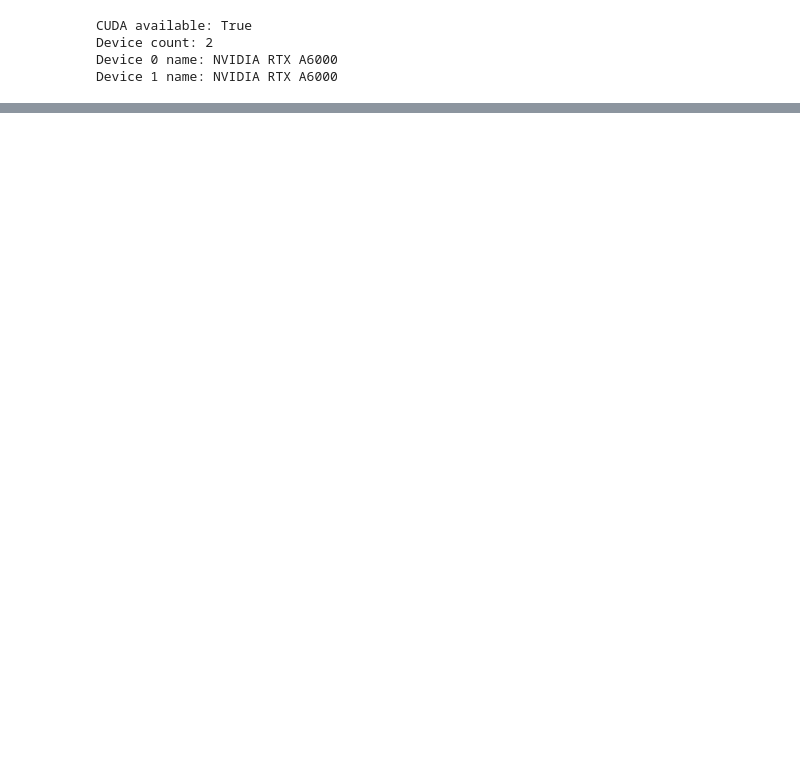
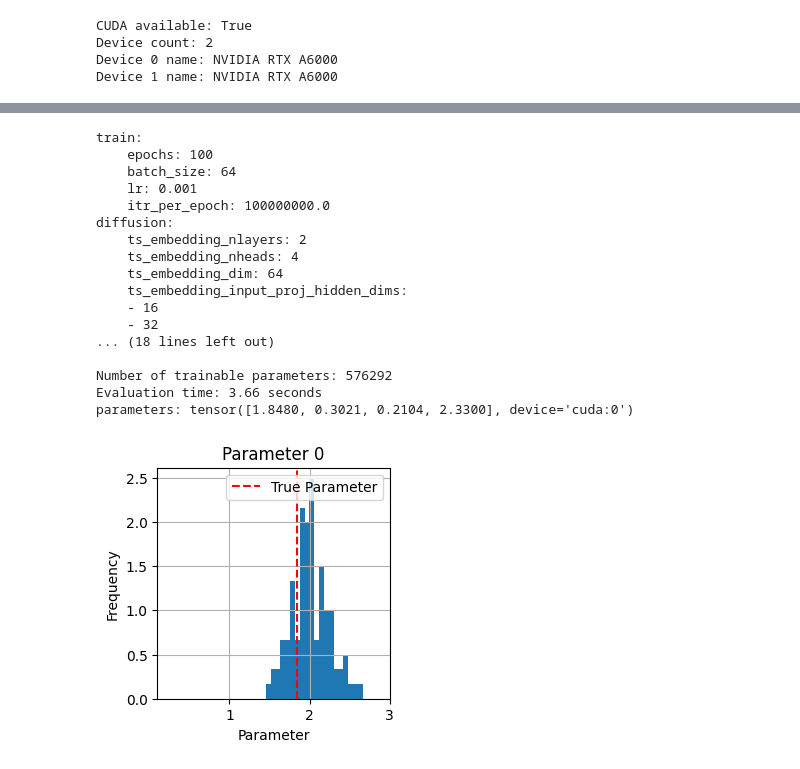
Before and after one commit to Arya-Honarpisheh/DiffSysId, a Jupyter notebook: check.ipynb, the cells around one changed output, grey strips where cells are left out. Saved outputs shown, nothing was run; the diff lists cells and outputs as text; code cells hidden in the pictures; blank space fills up the shorter version.

```diff
--- a/check.ipynb
+++ b/check.ipynb
@@ -76,0 +97,80 @@ tensor(1.0533, device='cuda:0', grad_fn=<DivBackward0>)
+# %%
+# check a model
+modelfolder = "LotkaVolterra_fold0_20250627_203624"
+datafolder = "LotkaVolterra_S_10000_T_20.0_dt_0.001_seq_len_60_seed_0"
+device = "cuda:0"
+nsample = 100
+dataset = "./data/" + datafolder + "/dataset.pt"
+config_data = "./data/" + datafolder + "/config.yaml"
+with open(config_data, "r") as f:
+    config_data = yaml.safe_load(f)
+dataset = torch.load(dataset, weights_only=False)
+dataset = NormalizedDataset(dataset)
+train_loader , valid_loader, test_loader = get_dataloader(dataset, seed=0, nfold=0, batch_size=32)
+# Get a sample from the train dataset
+batch = next(iter(train_loader))  # Preload the first batch to ensure the dataset is ready
+sample = {k: v[0] for k, v in batch.items()}
+
+mean = dataset.parameters_mean.to(device)
+std = dataset.parameters_std.to(device)
+
+path = "./save/" + modelfolder + "/config.yaml"
+with open(path, "r") as f:
+    config = yaml.safe_load(f)
+print(yaml.dump(config, indent=4, sort_keys=False))
+
+model = DiffSysId(config, device).to(device)
+model.load_state_dict(torch.load("./save/" + modelfolder + "/model.pth"))
+
+num_params = sum(p.numel() for p in model.parameters() if p.requires_grad)
+print(f"Number of trainable parameters: {num_params}")
+
+# Do the identification
+model.eval()
+batch = next(iter(test_loader))
+# Evaluate the model
+start_time=time.time()
+identified_parameters, _, _ = model.evaluate(batch, n_samples=nsample) # (B, nsample, param_dim)
+print(f"Evaluation time: {time.time() - start_time:.2f} seconds")
+# denormalize the parameters
+identified_parameters = identified_parameters * std + mean
+parameters = batch["parameters"].to(device)
+parameters = parameters * std + mean
+# get a smaple in the batch
+identified_parameters = identified_parameters[12] # (nsample, param_dim)
+parameters = parameters[12] # (param_dim)
+
+print(f"parameters: {parameters}")
+
+# plot the histogram
+for i in range(parameters.shape[0]):
+    plt.figure(figsize=(3,3))
+    plt.axvline(parameters[i].item(), color='red', linestyle='--', label='True Parameter')
+    # normalizae the histogram
+    plt.hist(identified_parameters[:, i].cpu().numpy(), bins=20, density=True)
+    plt.xlabel("Parameter")
+    plt.ylabel("Frequency")
+    plt.xlim(config_data["parameters_low"][i], config_data["parameters_high"][i])
+    plt.title(f"Parameter {i}")
+    plt.grid(True)
+    plt.legend()
+    plt.show()
+# %% [output]
+train:
+    epochs: 100
+    batch_size: 64
+    lr: 0.001
+    itr_per_epoch: 100000000.0
+diffusion:
+    ts_embedding_nlayers: 2
+    ts_embedding_nheads: 4
+    ts_embedding_dim: 64
+    ts_embedding_input_proj_hidden_dims:
+    - 16
+    - 32
+... (18 lines left out)
+
+Number of trainable parameters: 576292
+Evaluation time: 3.66 seconds
+parameters: tensor([1.8480, 0.3021, 0.2104, 2.3300], device='cuda:0')
+[figure, added]
```
Also changed, not shown: parts of 6 cells of this notebook, 22 other files.
